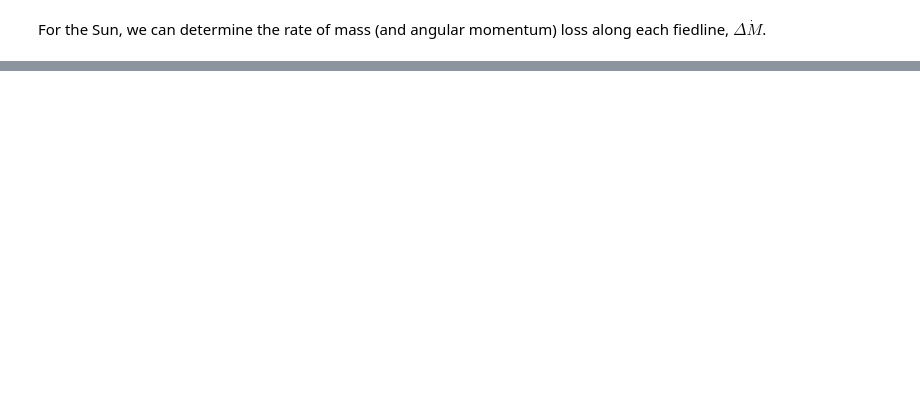
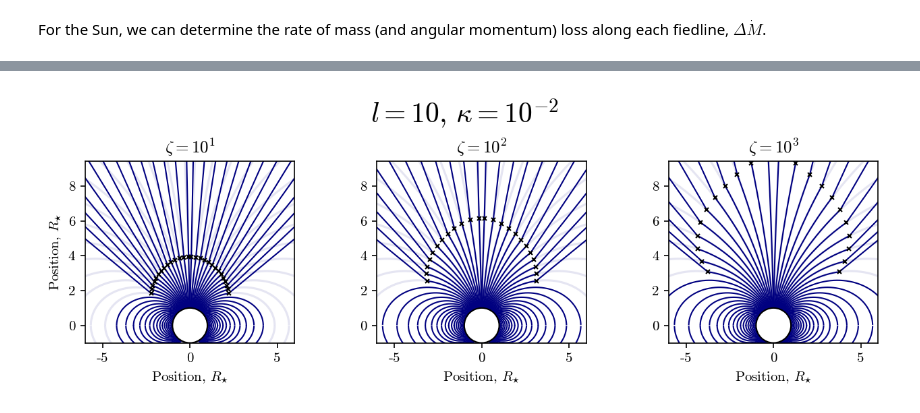
Before and after one commit to astrovarv/rotation_evolution, a Jupyter notebook: Demo.ipynb, the cells around one changed output, grey strips where cells are left out. Saved outputs shown, nothing was run; the diff lists cells and outputs as text; code cells hidden in the pictures; blank space fills up the shorter version.

```diff
--- a/Demo.ipynb
+++ b/Demo.ipynb
@@ -158,0 +164,16 @@ For the Sun, we can determine the rate of mass (and angular momentum) loss along
+# %%
+l = [1,10,20]
+kappa = [10**-5, 10**-2, 10]
+zeta = [10**3]
+
+list_1, list_2, list_3 = [], [], []
+for i in range(len(l)):
+  for j in range(len(kappa)):
+    S = Star(None, None, None, None, set_l = l[i], set_kappa = kappa[j], set_zeta = 10**3)
+    if i == 0:
+      list_1.append(S)
+    if i == 1:
+      list_2.append(S)
+    if i == 2:
+      list_3.append(S)
+stars = np.array([list_1, list_2, list_3])
@@ -158,0 +214,21 @@ For the Sun, we can determine the rate of mass (and angular momentum) loss along
+# %%
+l = 10
+kappa = 10**-2
+z = [10,100,1000]
+fig, ax = plt.subplots(1,3,figsize = (9,3), dpi = 150)
+for i in range(len(z)):
+  S = Star(None, None, None, None, set_l = l, set_kappa = kappa, set_zeta = z[i])
+  S.plot_field(ax[i], 7, legend = False)
+  ax[i].set_xlim((-6,6))
+  ax[i].set_ylim((-1,6*11/7))
+  ax[i].set_title(r'$\zeta = $' + '$10^{}$'.format(int(np.log10(z[i]))))
+  ax[i].set_xlabel('Position, $R_{\star}$')
+ax[0].set_ylabel('Position, $R_{\star}$')
+
+plt.suptitle(r'$l = 10$, $\kappa = 10^{-2}$', fontsize = 20)
+plt.tight_layout()
+fig.tight_layout(rect=[0, 0.03, 1, 0.85])
+
+plt.savefig('/content/drive/MyDrive/Angular_Momentum/seminar/field2.png')
+# %% [output]
+[figure, added]
```
Also changed, not shown: parts of 7 cells of this notebook.
